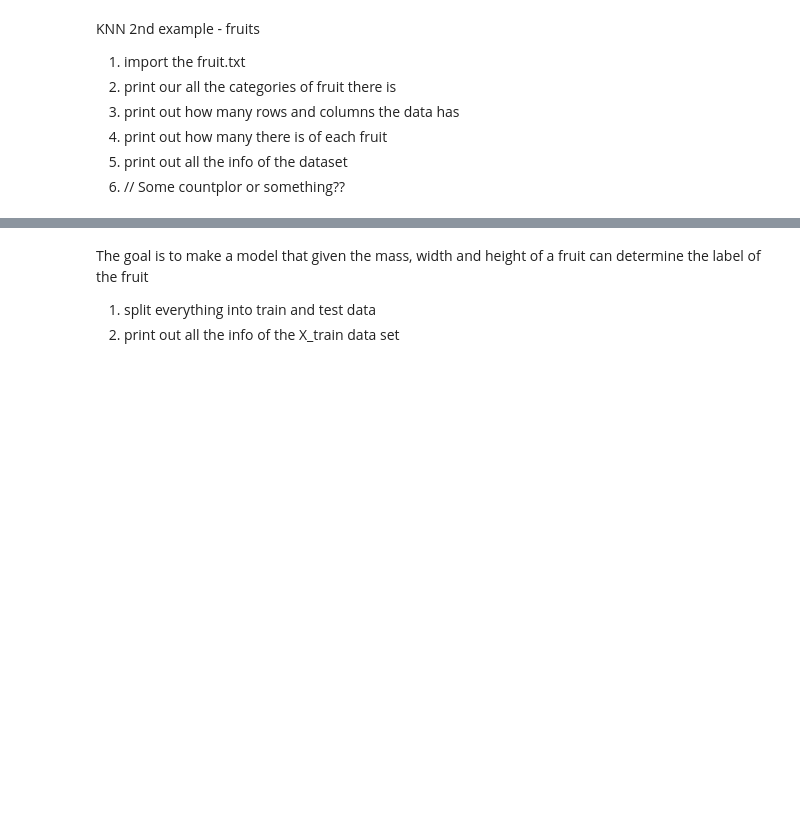
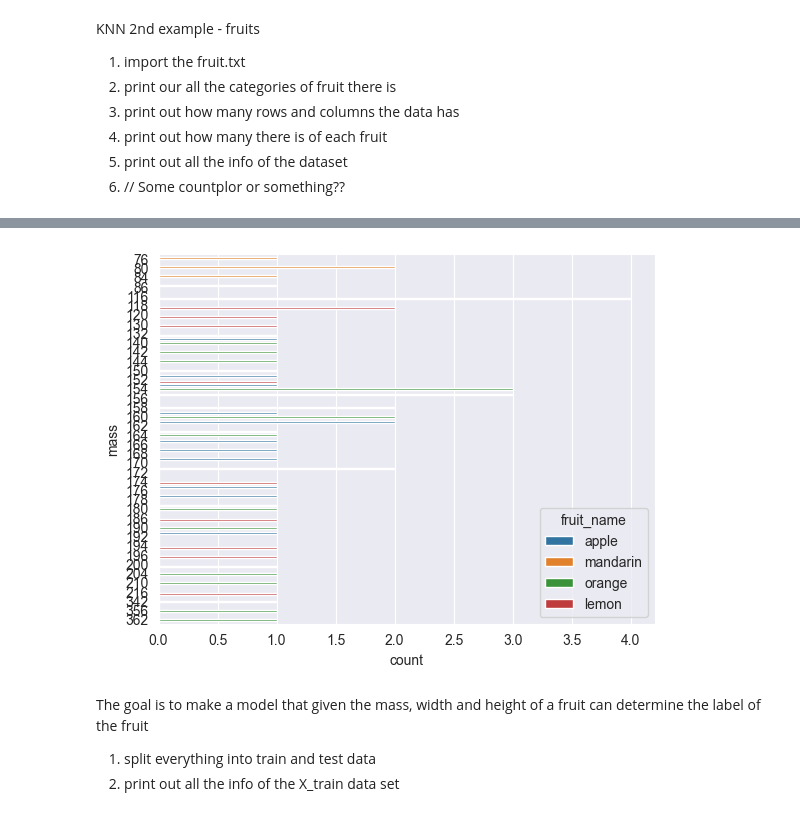
Before and after one commit to sonjaJolanda/BigDataSocialSciences, a Jupyter notebook: exercises_again_again/9-12_finals_summary.ipynb, the cells around one changed output, grey strips where cells are left out. Saved outputs shown, nothing was run; the diff lists cells and outputs as text; code cells hidden in the pictures; blank space fills up the shorter version.

```diff
--- a/exercises_again_again/9-12_finals_summary.ipynb
+++ b/exercises_again_again/9-12_finals_summary.ipynb
@@ -261,3 +263,9 @@ KNN 2nd example - fruits
 4. print out how many there is of each fruit
 5. print out all the info of the dataset
 6. // Some countplor or something??
+# %%
+fruits = pd.read_table('resources/fruit.txt')
+print(fruits['fruit_name'].unique())
+print(f'rows, columns: {fruits.shape}\n')  # !!!!!!!!!!!!
+print(fruits.groupby('fruit_name').size())
+fruits.describe()
@@ -264,3 +291,13 @@ KNN 2nd example - fruits
+# %%
+import seaborn as sns
+import matplotlib.pyplot as plt
+grouped = fruits.groupby(['fruit_name'], as_index='fruit_name').sum()
+grouped = grouped.reindex()
+sns.countplot(fruits, y='mass', hue='fruit_name', )
+plt.show()
+# TODO
+# %% [output]
+[figure, added]
 # %% [markdown]
 The goal is to make a model that given the mass, width and height of a fruit can determine the label of the fruit
 1. split everything into train and test data
```
Also changed, not shown: parts of 16 cells of this notebook.
